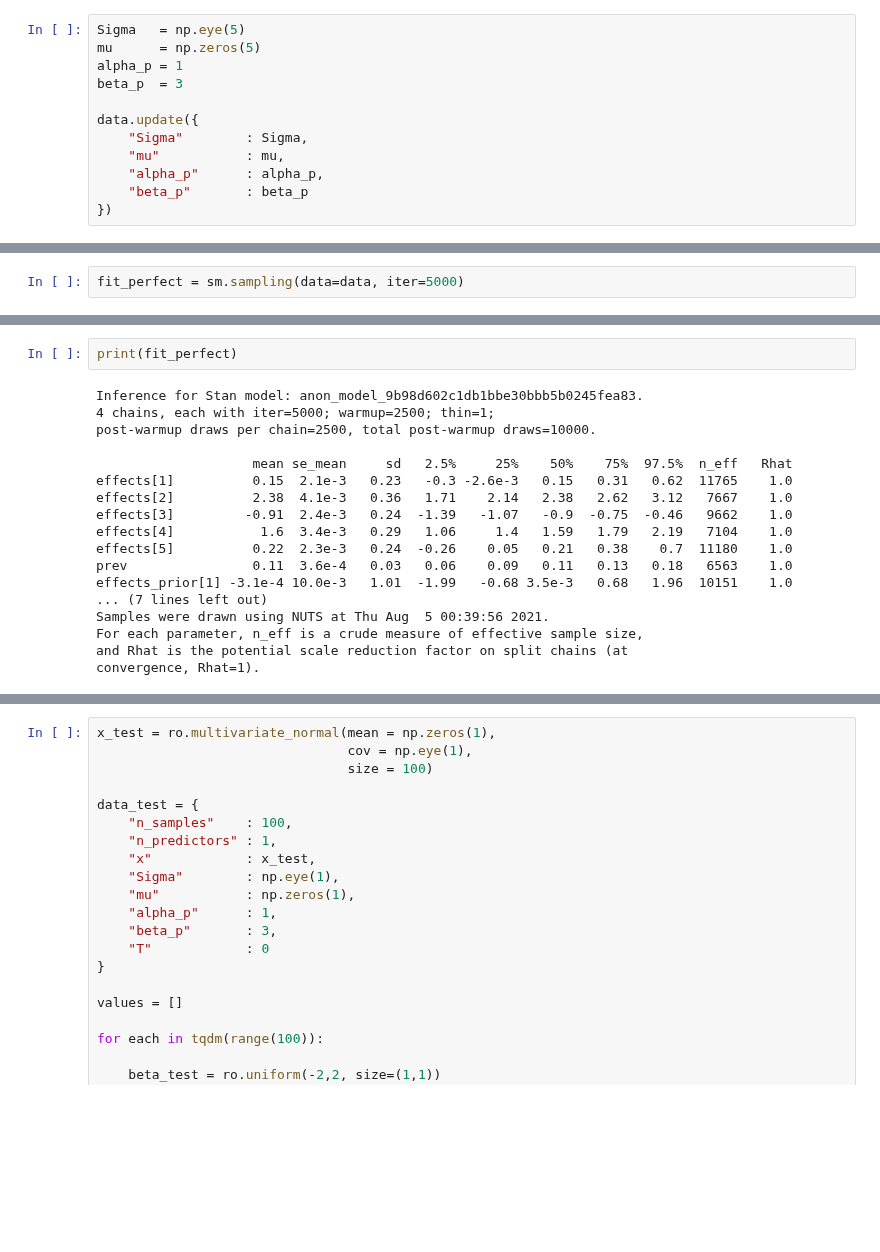
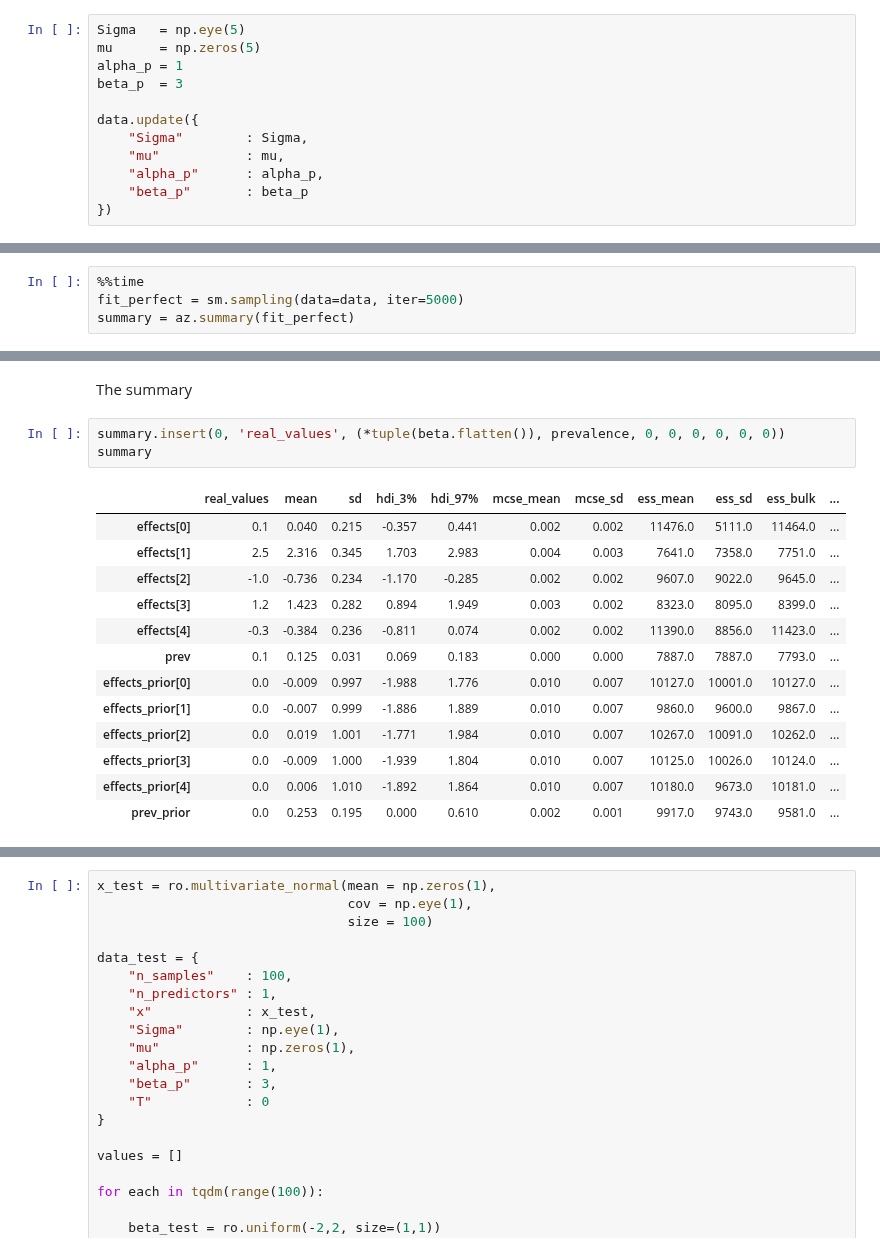
Before and after one commit to lucasmoschen/rds-bayesian-analysis-tcc, a Jupyter notebook: notebooks_book/perfect_test.ipynb, the cells around one changed output, grey strips where cells are left out. Drawn from its saved outputs; the diff is of its cells as text; blank space fills up the shorter version.

```diff
--- a/notebooks_book/perfect_test.ipynb
+++ b/notebooks_book/perfect_test.ipynb
@@ -101,2 +139,4 @@ And we apply it to the sampling.
 # %%
+%%time
 fit_perfect = sm.sampling(data=data, iter=5000)
+summary = az.summary(fit_perfect)
@@ -103,23 +146,22 @@ fit_perfect = sm.sampling(data=data, iter=5000)
-# %%
-print(fit_perfect)
-# %% [output]
-Inference for Stan model: anon_model_9b98d602c1db1bbe30bbb5b0245fea83.
-4 chains, each with iter=5000; warmup=2500; thin=1;
-post-warmup draws per chain=2500, total post-warmup draws=10000.
-
-                    mean se_mean     sd   2.5%     25%    50%    75%  97.5%  n_eff   Rhat
-effects[1]          0.15  2.1e-3   0.23   -0.3 -2.6e-3   0.15   0.31   0.62  11765    1.0
-effects[2]          2.38  4.1e-3   0.36   1.71    2.14   2.38   2.62   3.12   7667    1.0
-effects[3]         -0.91  2.4e-3   0.24  -1.39   -1.07   -0.9  -0.75  -0.46   9662    1.0
-effects[4]           1.6  3.4e-3   0.29   1.06     1.4   1.59   1.79   2.19   7104    1.0
-effects[5]          0.22  2.3e-3   0.24  -0.26    0.05   0.21   0.38    0.7  11180    1.0
-prev                0.11  3.6e-4   0.03   0.06    0.09   0.11   0.13   0.18   6563    1.0
-effects_prior[1] -3.1e-4 10.0e-3   1.01  -1.99   -0.68 3.5e-3   0.68   1.96  10151    1.0
-... (7 lines left out)
-Samples were drawn using NUTS at Thu Aug  5 00:39:56 2021.
-For each parameter, n_eff is a crude measure of effective sample size,
-and Rhat is the potential scale reduction factor on split chains (at
-convergence, Rhat=1).
+# %% [markdown]
+The summary
+# %%
+summary.insert(0, 'real_values', (*tuple(beta.flatten()), prevalence, 0, 0, 0, 0, 0, 0))
+summary
+# %% [output]
+|  | real_values | mean | sd | hdi_3% | hdi_97% | mcse_mean | mcse_sd | ess_mean | ess_sd | ess_bulk | ... |
+| effects[0] | 0.1 | 0.040 | 0.215 | -0.357 | 0.441 | 0.002 | 0.002 | 11476.0 | 5111.0 | 11464.0 | ... |
+| effects[1] | 2.5 | 2.316 | 0.345 | 1.703 | 2.983 | 0.004 | 0.003 | 7641.0 | 7358.0 | 7751.0 | ... |
+| effects[2] | -1.0 | -0.736 | 0.234 | -1.170 | -0.285 | 0.002 | 0.002 | 9607.0 | 9022.0 | 9645.0 | ... |
+| effects[3] | 1.2 | 1.423 | 0.282 | 0.894 | 1.949 | 0.003 | 0.002 | 8323.0 | 8095.0 | 8399.0 | ... |
+| effects[4] | -0.3 | -0.384 | 0.236 | -0.811 | 0.074 | 0.002 | 0.002 | 11390.0 | 8856.0 | 11423.0 | ... |
+| prev | 0.1 | 0.125 | 0.031 | 0.069 | 0.183 | 0.000 | 0.000 | 7887.0 | 7887.0 | 7793.0 | ... |
+| effects_prior[0] | 0.0 | -0.009 | 0.997 | -1.988 | 1.776 | 0.010 | 0.007 | 10127.0 | 10001.0 | 10127.0 | ... |
+| effects_prior[1] | 0.0 | -0.007 | 0.999 | -1.886 | 1.889 | 0.010 | 0.007 | 9860.0 | 9600.0 | 9867.0 | ... |
+| effects_prior[2] | 0.0 | 0.019 | 1.001 | -1.771 | 1.984 | 0.010 | 0.007 | 10267.0 | 10091.0 | 10262.0 | ... |
+| effects_prior[3] | 0.0 | -0.009 | 1.000 | -1.939 | 1.804 | 0.010 | 0.007 | 10125.0 | 10026.0 | 10124.0 | ... |
+| effects_prior[4] | 0.0 | 0.006 | 1.010 | -1.892 | 1.864 | 0.010 | 0.007 | 10180.0 | 9673.0 | 10181.0 | ... |
+| prev_prior | 0.0 | 0.253 | 0.195 | 0.000 | 0.610 | 0.002 | 0.001 | 9917.0 | 9743.0 | 9581.0 | ... |
 # %%
 az.plot_trace(fit_perfect, var_names=('prev', 'effects'))
 plt.show()
```
Also changed, not shown: parts of 52 cells of this notebook, 1 other file.
